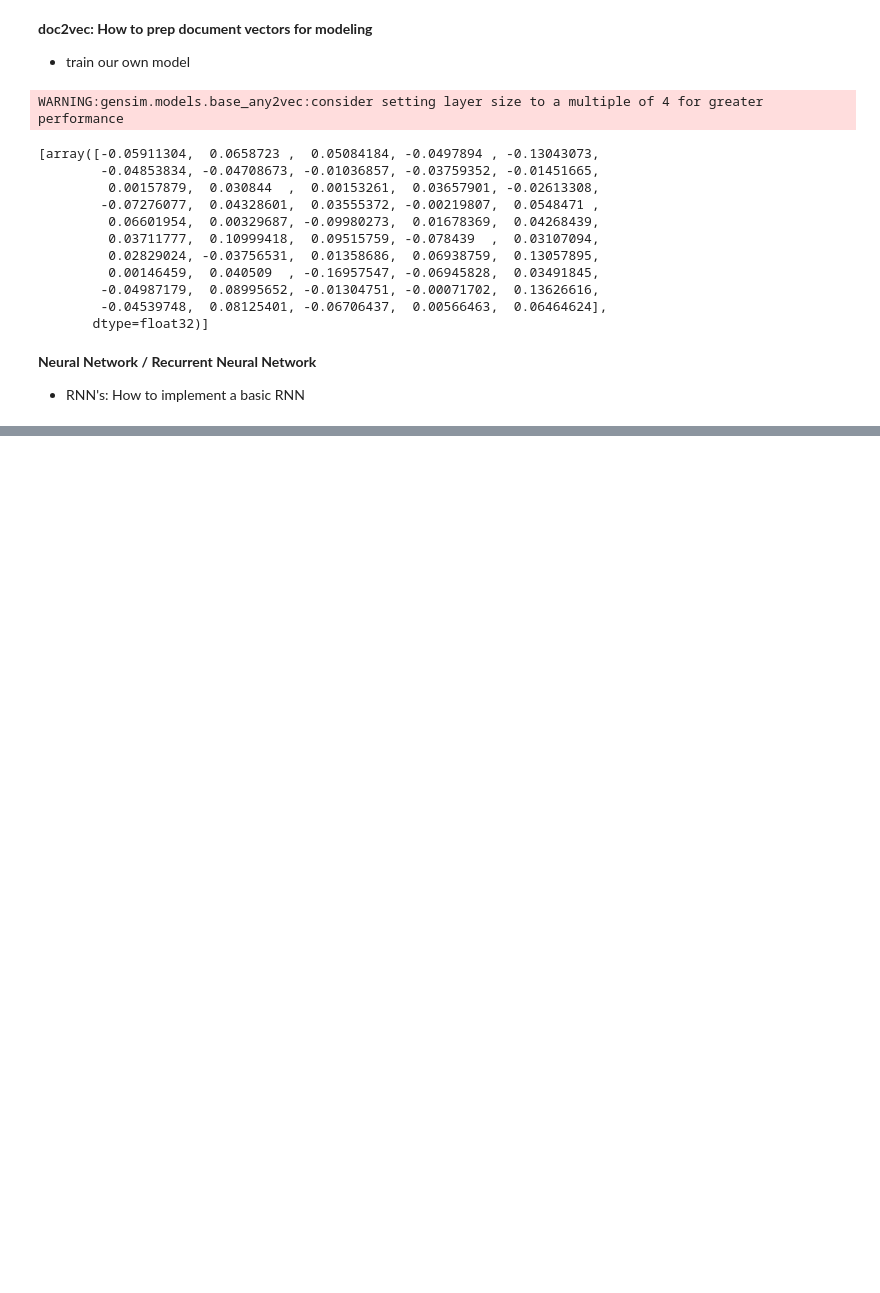
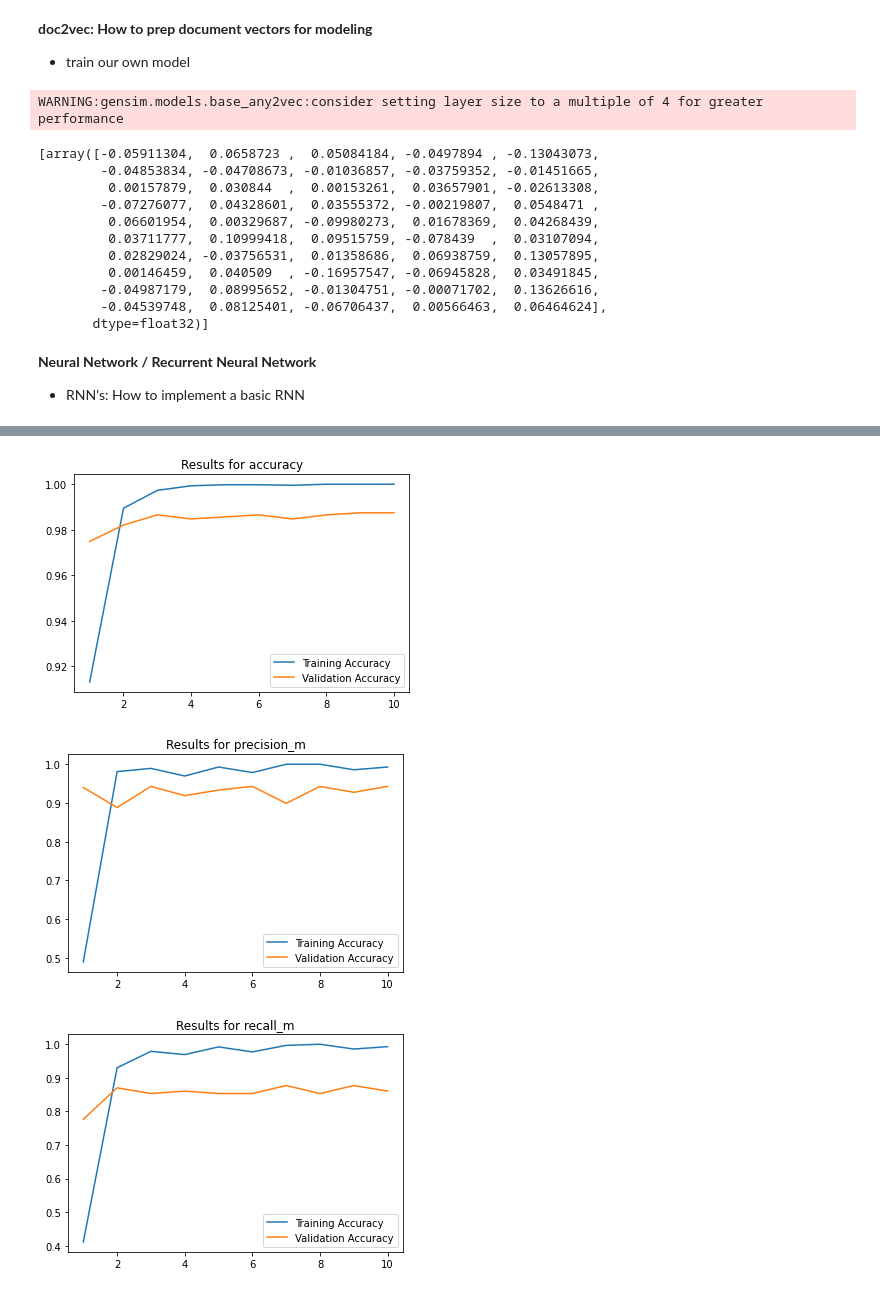
Before and after one commit to CapAgenda/nlpPython, a Jupyter notebook: advancedNLPwPython.ipynb, the cells around one changed output, grey strips where cells are left out. Drawn from its saved outputs; the diff is of its cells as text; code cells hidden in the pictures; blank space fills up the shorter version.

```diff
--- a/advancedNLPwPython.ipynb
+++ b/advancedNLPwPython.ipynb
@@ -583,0 +604,4 @@ x_train, x_test, y_train, y_test = train_test_split(messages['text'],
+# %%
+# Pad sequences so each sequence is the same length
+x_train_seq_padded = pad_sequences(x_train_seq, 50)
+x_test_seq_padded = pad_sequences(x_test_seq, 50)
@@ -583,0 +635,9 @@ x_train, x_test, y_train, y_test = train_test_split(messages['text'],
+# %%
+# Construct a simple RNN model
+model = Sequential()
+
+model.add(Embedding(len(tokenizer.index_word)+1, 32)) # layer 1
+model.add(LSTM(32, dropout=0, recurrent_dropout=0)) # layer 2
+model.add(Dense(32, activation='relu')) # layer 3
+model.add(Dense(1, activation='sigmoid')) # layer 4
+model.summary() # summary of model
@@ -583,0 +662,10 @@ x_train, x_test, y_train, y_test = train_test_split(messages['text'],
+# %%
+# Compile the model
+model.compile(optimizer='adam',
+              loss='binary_crossentropy',
+              metrics=['accuracy', precision_m, recall_m])
+# %%
+# Fit the RNN model
+history = model.fit(x_train_seq_padded, y_train,
+          batch_size=32, epochs=10,
+          validation_data=(x_test_seq_padded, y_test))
@@ -583,0 +703,19 @@ x_train, x_test, y_train, y_test = train_test_split(messages['text'],
+# %%
+# Plot the evaluation metric by each epoch for the model to see if we are over or underfitting
+import matplotlib.pyplot as plt
+
+for i in ['accuracy', 'precision_m', 'recall_m']:
+  acc = history.history[i]
+  val_acc = history.history['val_{}'.format(i)]
+  epochs = range(1, len(acc) +1)
+
+  plt.figure()
+  plt.plot(epochs, acc, label='Training Accuracy')
+  plt.plot(epochs, val_acc, label='Validation Accuracy')
+  plt.title('Results for {}'.format(i))
+  plt.legend()
+  plt.show()
+# %% [output]
+[figure, added]
+[figure, added]
+[figure, added]
```
Also changed, not shown: parts of 11 cells of this notebook.
